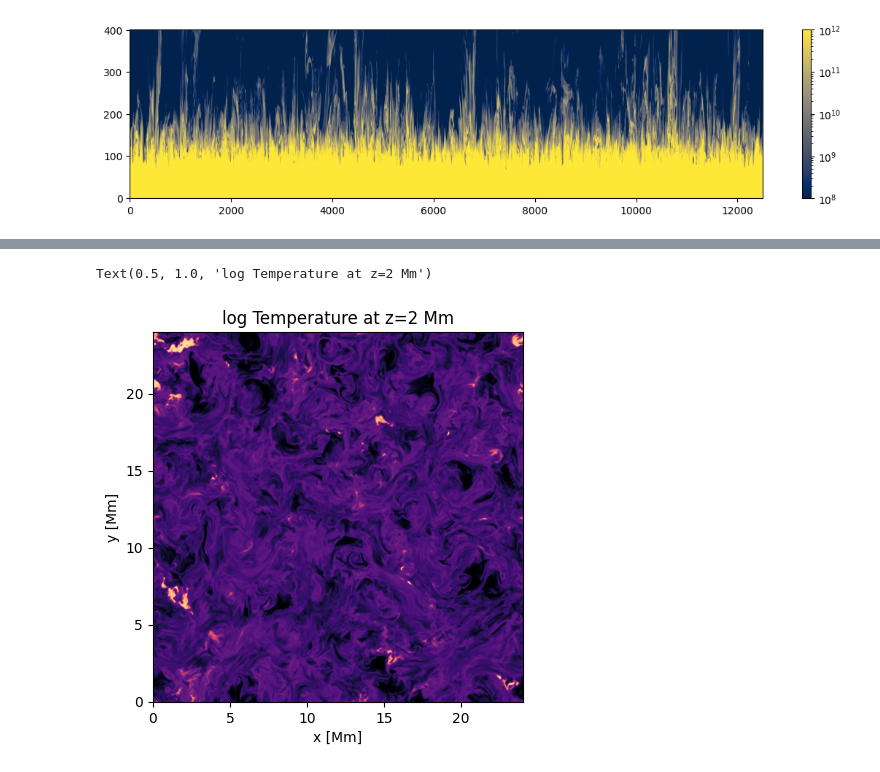
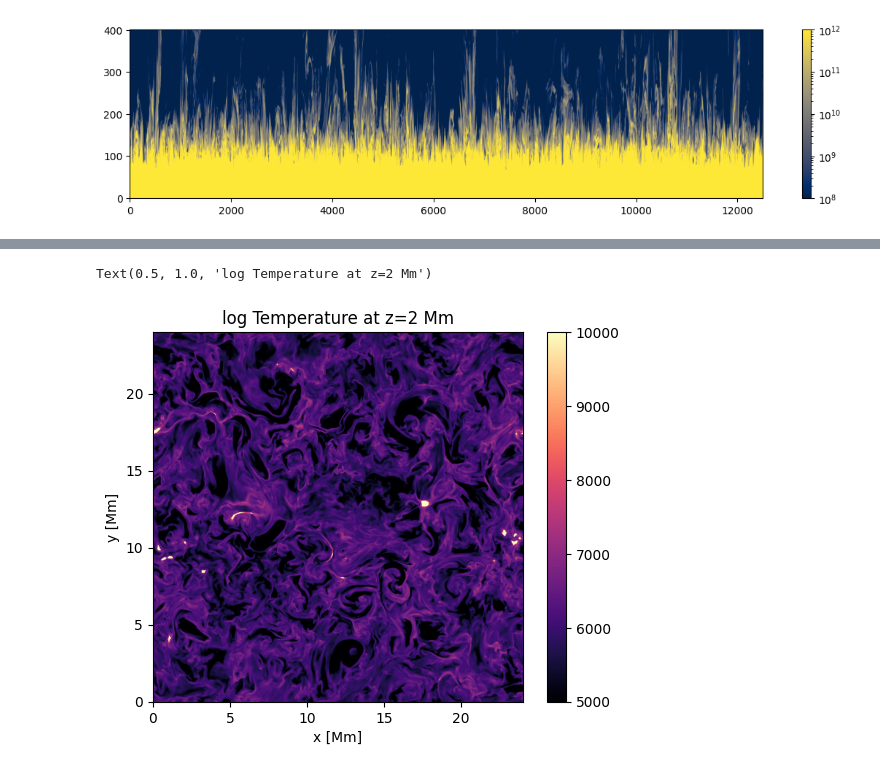
Before and after one commit to ivanzmilic/offlimb_3D_modeling, a Jupyter notebook: extend_cube.ipynb, the cells around one changed output, grey strips where cells are left out. Cells and saved outputs as stored; diff of their text form; code cells hidden in the pictures.

```diff
--- a/extend_cube.ipynb
+++ b/extend_cube.ipynb
@@ -124,8 +120,11 @@ plt.colorbar()
 # Should I pack this all for RT, together with the corresponding temperatures and velocities?
 # Probably not the worst idea ever!
 
-path = '/dat/milic/MURaM_SSD_che/'
-snapid = 399000
+#path = '/dat/milic/MURaM_SSD_che/' This is one snapshot for the paper
+# Matthias cubes (timeseries) are here:
+path = '/dat/milic/MURAM_SSD_ch_co_25x25x25Mm/3D/'
+
+snapid = 0
 snap = mio.MuramSnap(path, snapid)
 # %%
 snap.available
@@ -166,19 +163,14 @@ plt.imshow(snap.Temp[z_idx_ph-3,:,:].T, origin="lower", cmap='inferno')
 # %%
 # Replicate the plot from the paper and do the cloning:
-plt.imshow(np.log10(snap.Temp[149,:,:]), origin='lower', extent=[0, 24., 0, 24.], cmap='magma')
-# Then put two dashed lines:
-#plt.vlines([24/8.,24./2.], 0, 24.0, colors='white', linestyles='dashed')
-# Now add some text on these white lines, rotate it by 90 degrees:
-#plt.text(24/8.+0.5, 0.5, 'x=3 Mm', color='white', fontsize=14, rotation=90)
-#plt.text(24/2.+0.5, 0.5, 'x=12 Mm', color='white', fontsize=14, rotation=90)
-#plt.colorbar()
+plt.imshow(snap.Temp[z_idx_ph+50,:,:], origin='lower', extent=[0, 24., 0, 24.], cmap='magma', vmin=5000, vmax=10000)
+plt.colorbar()
 plt.xlabel("x [Mm]")
 plt.ylabel("y [Mm]")
 plt.title("log Temperature at z=2 Mm")
 #plt.text(0.02, 0.95, 'b)', transform=plt.gca().transAxes, fontsize=16, fontweight='bold', va='top', color='white')
 # %% [output]
 Text(0.5, 1.0, 'log Temperature at z=2 Mm')
-[figure, old version]
+[figure, new version]
 # %%
 # Now redo the previous plot with a full 3x3 tiling: center opaque, surrounding 8 transparent.
 plt.figure(figsize=[13,6])
```
Also changed, not shown: parts of 15 cells of this notebook.
